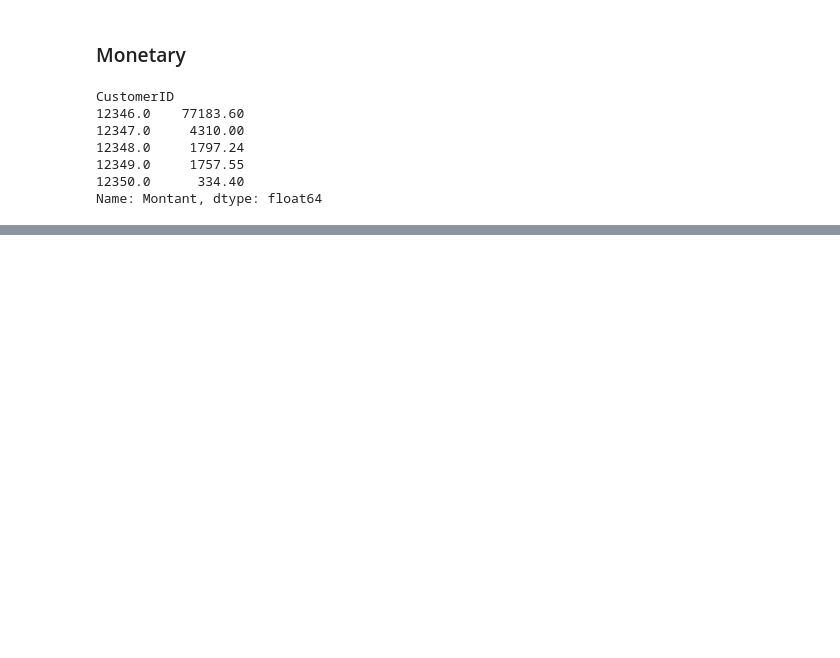
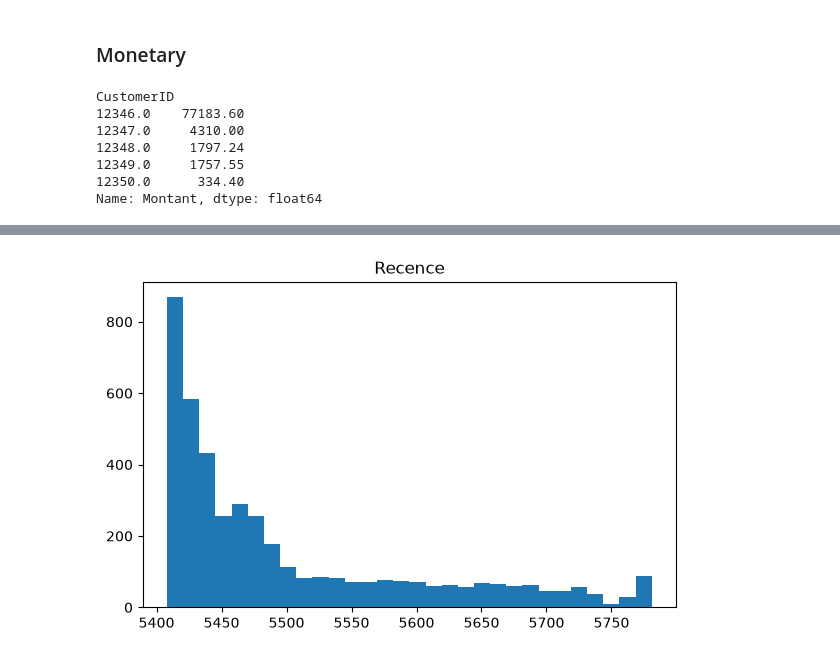
Before and after one commit to Oumohgh/ClientIQ, a Jupyter notebook: Notebook.ipynb, the cells around one changed output, grey strips where cells are left out. Cells and saved outputs as stored; diff of their text form; code cells hidden in the pictures; blank space fills up the shorter version.

```diff
--- a/Notebook.ipynb
+++ b/Notebook.ipynb
@@ -203,14 +196,13 @@ Name: Frequence, dtype: int64
 # %% [markdown]
 ### Recency
 # %%
-from datetime import datetime
 
-now = datetime.now()
+Now = df_rfm['InvoiceDate'].max() + pd.Timedelta(days=1)
 
 last_sales = df_rfm.groupby('CustomerID')['InvoiceDate'].max()
 
 def recency(time):
-    return (now - time).days
+    return (Now - time).days
 
 recence = last_sales.apply(recency).rename('Recence')
 recence.head()
@@ -257,3 +229,10 @@ CustomerID
 12349.0     1757.55
 12350.0      334.40
 Name: Montant, dtype: float64
+# %%
+rfm = pd.concat([recence, freq, montant], axis=1).reset_index()
+rfm.columns = ['CustomerID', 'Recence', 'Frequence', 'Montant']
+
+print(rfm.shape)
+print(rfm.isna().sum())
+rfm.head()
@@ -259,0 +274,8 @@ Name: Montant, dtype: float64
+# %%
+fig, ax = plt.subplots(figsize=(6, 4))
+ax.hist(rfm['Recence'], bins=30)
+ax.set_title('Recence')
+plt.tight_layout()
+plt.show()
+# %% [output]
+[figure, added]
```
Also changed, not shown: parts of 15 cells of this notebook.
